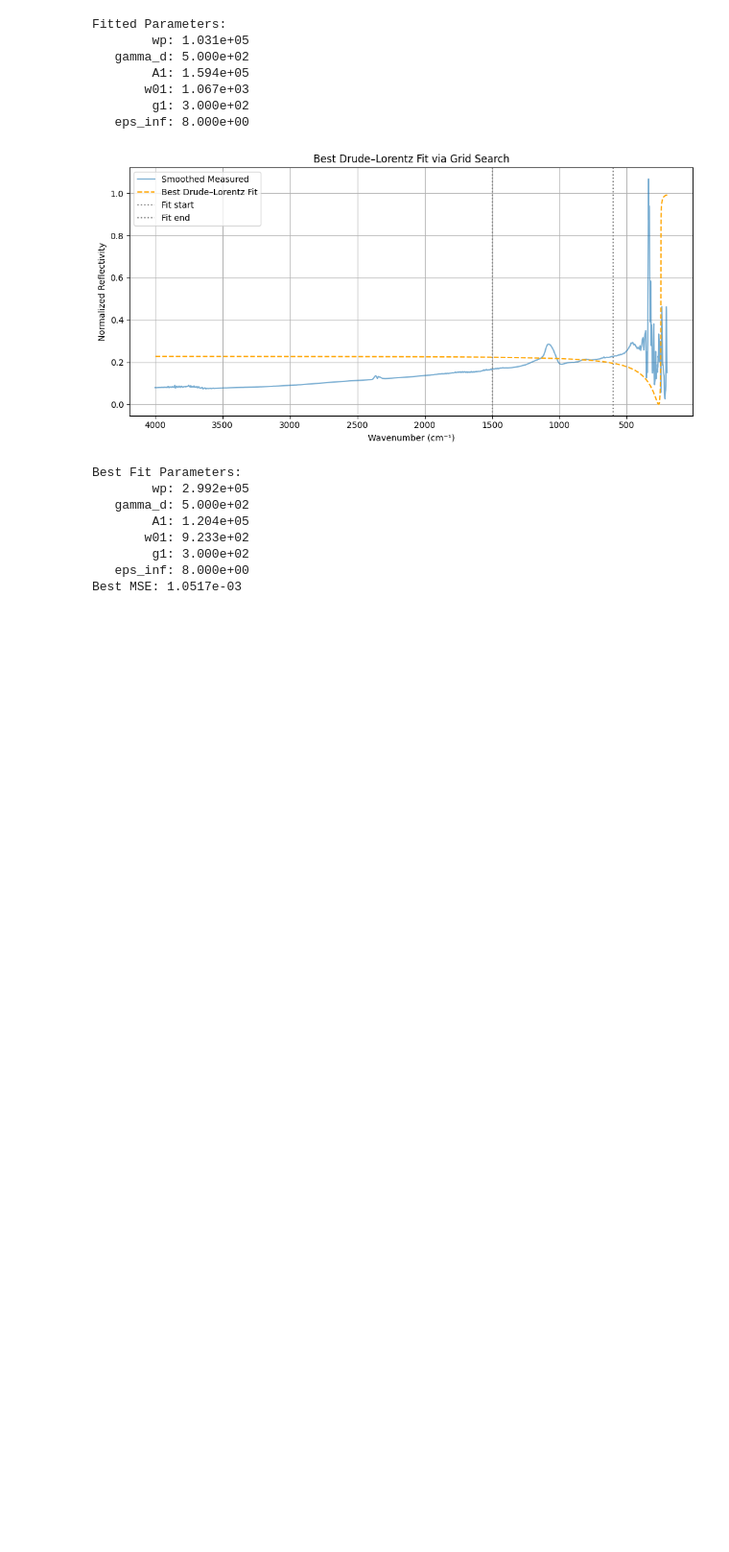
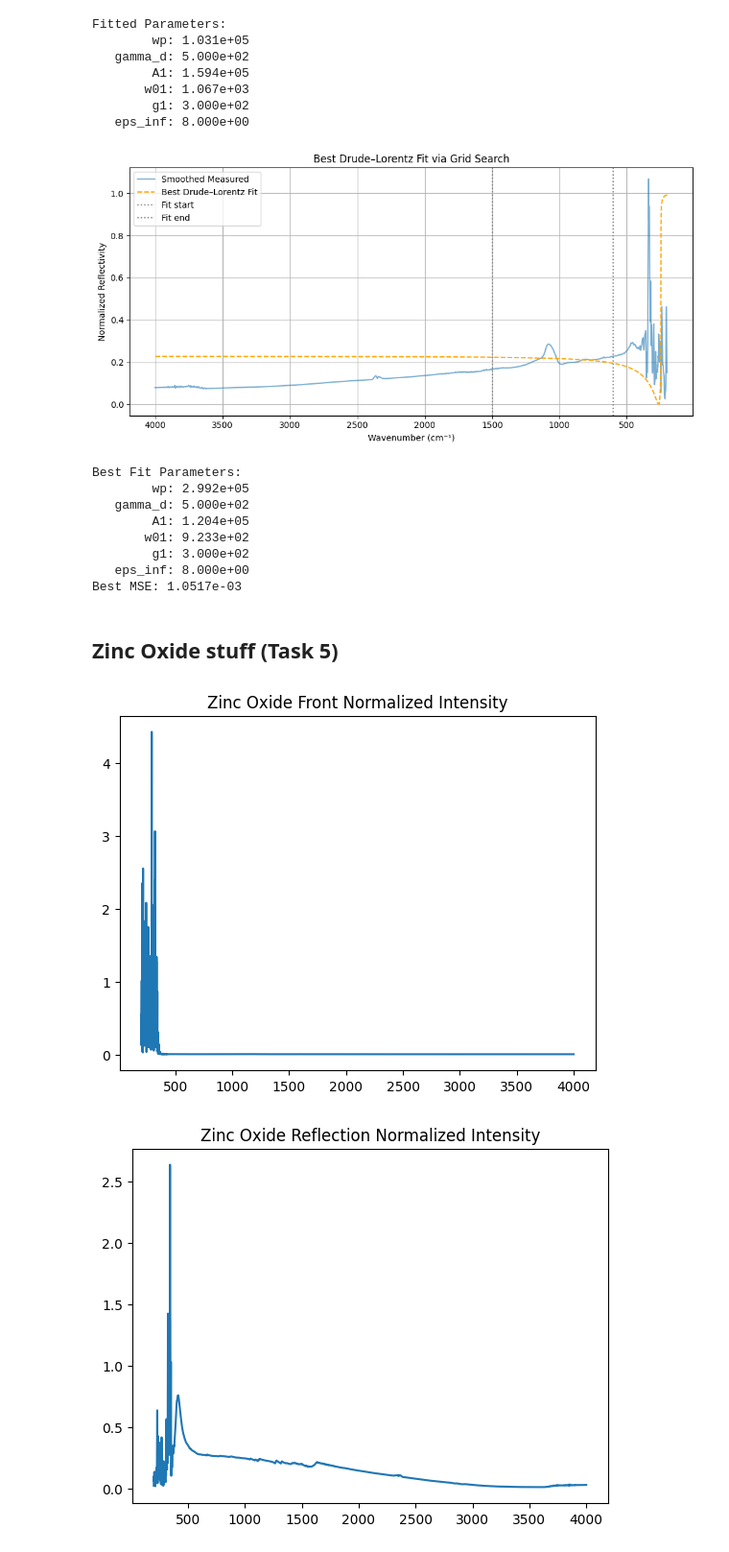
Before and after one commit to kearb-stomp/AdvLabs, a Jupyter notebook: Lab 1/Lab 6 - Lattice Vibrations.ipynb, the cells around one changed output. Shown at 96% size. Saved outputs shown, nothing was run; the diff lists cells and outputs as text; code cells hidden in the pictures; blank space fills up the shorter version.

```diff
--- a/Lab 1/Lab 6 - Lattice Vibrations.ipynb
+++ b/Lab 1/Lab 6 - Lattice Vibrations.ipynb
@@ -1373,3 +1373,19 @@ Best Fit Parameters:
         g1: 3.000e+02
    eps_inf: 8.000e+00
 Best MSE: 1.0517e-03
+# %% [markdown]
+## Zinc Oxide stuff (Task 5)
+# %%
+spectrum_dict['Zinc Oxide Front']['Normalized Intensity'] = spectrum_dict['Zinc Oxide Front']['Intensity'] / spectrum_dict['Water Vapor']['Intensity']
+spectrum_dict['Zinc Oxide Reflectivity']['Normalized Intensity'] = spectrum_dict['Zinc Oxide Reflectivity']['Intensity'] / spectrum_dict['Gold Mirror Reflectivity']['Intensity']
+
+plt.plot(spectrum_dict['Zinc Oxide Front']['Wavenumber'], spectrum_dict['Zinc Oxide Front']['Normalized Intensity'])
+plt.title('Zinc Oxide Front Normalized Intensity')
+plt.show()
+
+plt.plot(spectrum_dict['Zinc Oxide Reflectivity']['Wavenumber'], spectrum_dict['Zinc Oxide Reflectivity']['Normalized Intensity'])
+plt.title('Zinc Oxide Reflection Normalized Intensity')
+plt.show()
+# %% [output]
+[figure, added]
+[figure, added]
```
Also changed, not shown: parts of 6 cells of this notebook.
